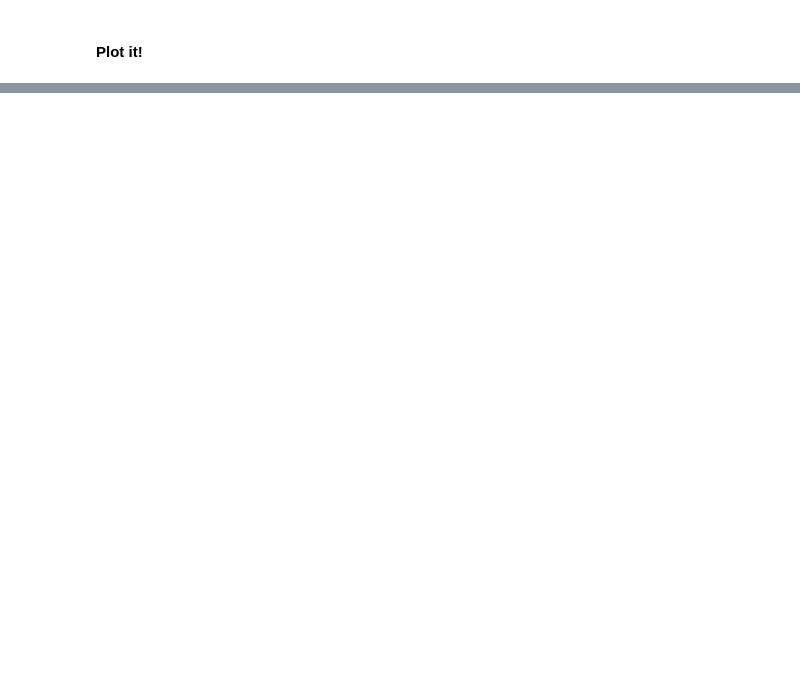
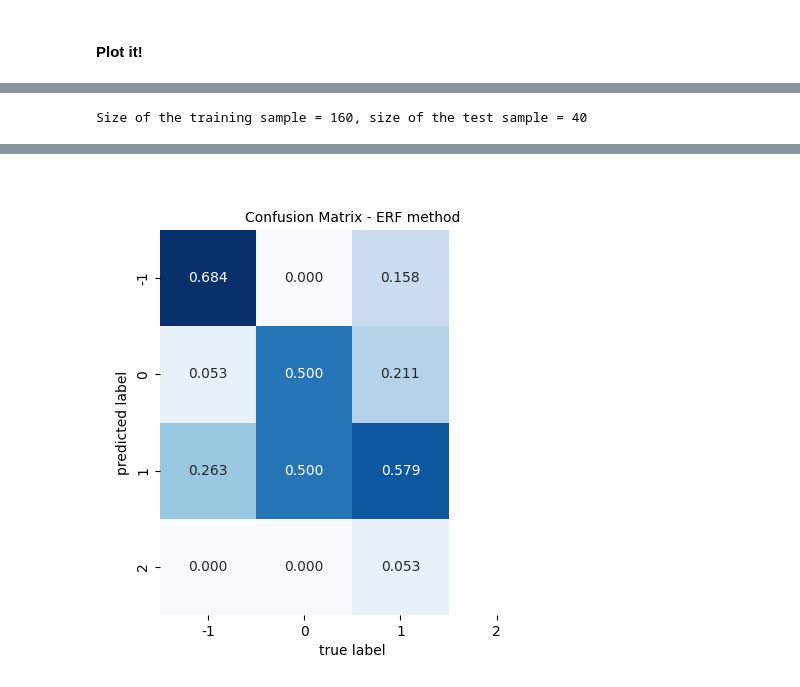
Before and after one commit to dchen10Git/uchi-exoplanets-2025, a Jupyter notebook: trappist1_keller.ipynb, the cells around one changed output, grey strips where cells are left out. Cells and saved outputs as stored; diff of their text form; code cells hidden in the pictures; blank space fills up the shorter version.

Commit message:
vectorized outcome

```diff
--- a/trappist1_keller.ipynb
+++ b/trappist1_keller.ipynb
@@ -157,0 +238,22 @@ Libration amplitude: 144.8 deg
+# %%
+X_ft = np.hstack([
+    np.vstack(outcome_df["initial_P_ratios"].to_numpy()),
+    outcome_df[["Sigma_1au", "K_factor"]].to_numpy()
+])
+# %%
+X_train, X_test, y_train, y_test = train_test_split(X_ft, scores, train_size = 0.80, random_state = 42)
+print(f'Size of the training sample = {y_train.size:d}, size of the test sample = {y_test.size:d}')
+# %% [output]
+Size of the training sample = 160, size of the test sample = 40
+# %%
+tstart = default_timer()
+erf = ExtraTreesClassifier(min_samples_split=10, n_estimators=100) # <- consider changing these values
+erf.fit(X_train, y_train)
+
+print(f'Extremely Randomized Forest finished in {default_timer()-tstart:.2f} sec')
+
+ypred_erf = erf.predict(X_test)
+acc_erf = accuracy_score(y_test, ypred_erf)
+print(f'ERF classification accuracy for test sample is {100.*acc_erf:.2f} %')
+plot_confusion_matrix(y_test, ypred_erf, title='Confusion Matrix - ERF method')
+# %% [output]
@@ -157,0 +262 @@ Libration amplitude: 144.8 deg
+[figure, added]
```
Also changed, not shown: parts of 12 cells of this notebook, 4 other files.
